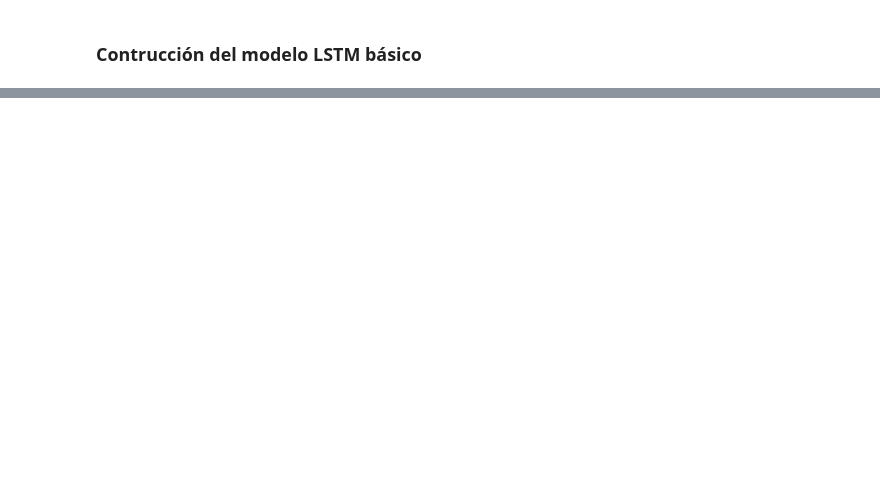
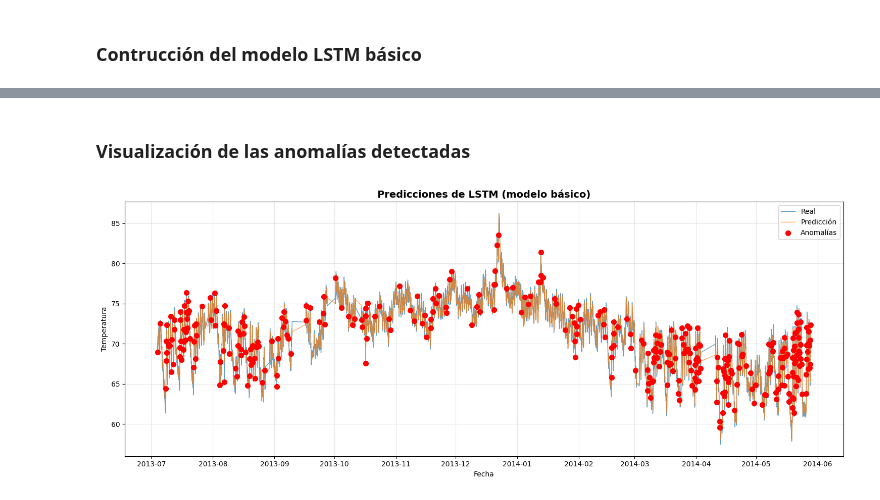
Before and after one commit to migueel15/Universidad, a Jupyter notebook: optativas/critico/practicas/p1/main.ipynb, the cells around one changed output, grey strips where cells are left out. Saved outputs shown, nothing was run; the diff lists cells and outputs as text; code cells hidden in the pictures; blank space fills up the shorter version.

```diff
--- a/optativas/critico/practicas/p1/main.ipynb
+++ b/optativas/critico/practicas/p1/main.ipynb
@@ -238,14 +178,0 @@ NameError: name 'n_features' is not defined
-# %%
-n_features = 1
-X = X.reshape((X.shape[0], X.shape[1],n_features))
-
-# define model
-model = Sequential()
-model.add(Input(shape=(window_size, n_features)))
-#model.add(LSTM(50, activation='relu', return_sequences=True))
-model.add(LSTM(50, activation='relu'))
-model.add(Dense(1))
-model.compile(optimizer='adam', loss='mse')
-
-# fit model
-model.fit(X, y, epochs=200)
@@ -347,0 +225,21 @@ plt.show()
+# %% [markdown]
+### Visualización de las anomalías detectadas
+# %%
+plt.figure(figsize=(15, 6))
+
+timestamps = df['timestamp'].iloc[window_size_basic:].values
+
+plt.plot(timestamps, y, label='Real', linewidth=1, alpha=0.7)
+plt.plot(timestamps, predictions, label='Predicción', linewidth=1, alpha=0.7)
+plt.scatter(timestamps[anomalies], y[anomalies],
+           color='red', label='Anomalías', s=50, zorder=5)
+
+plt.title('Predicciones de LSTM (modelo básico)', fontsize=14, fontweight='bold')
+plt.xlabel('Fecha')
+plt.ylabel('Temperatura')
+plt.legend()
+plt.grid(True, alpha=0.3)
+plt.tight_layout()
+plt.show()
+# %% [output]
+[figure, added]
```
Also changed, not shown: parts of 26 cells of this notebook, 4 other files.
